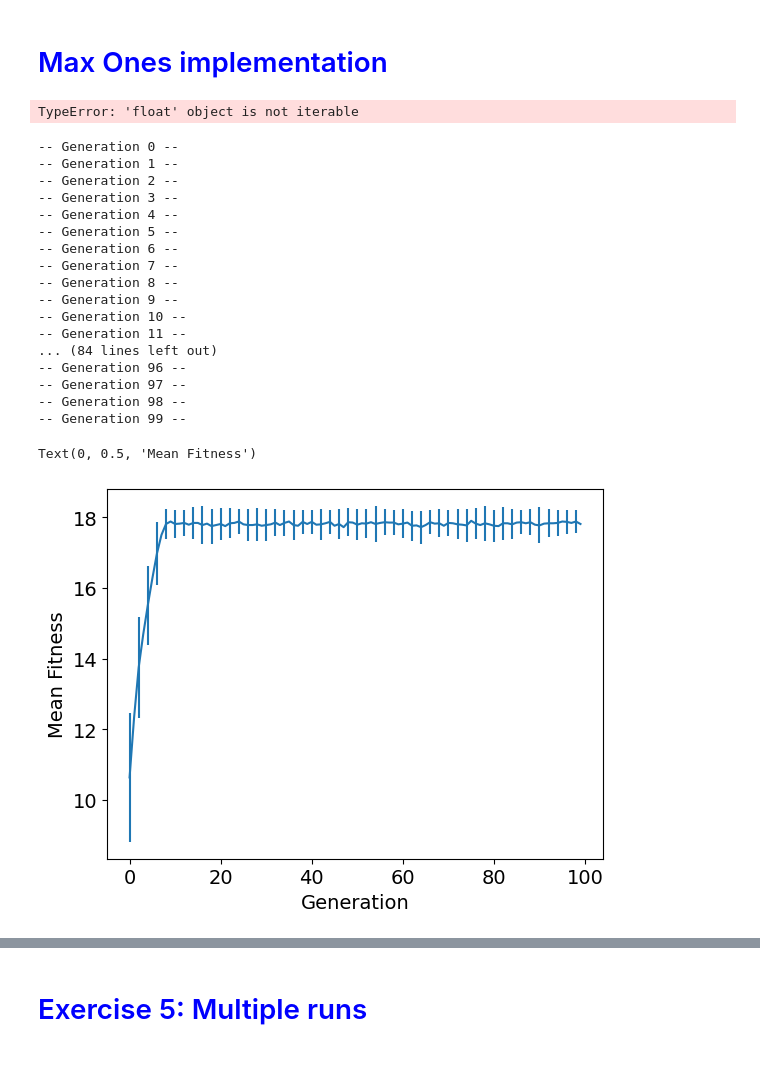
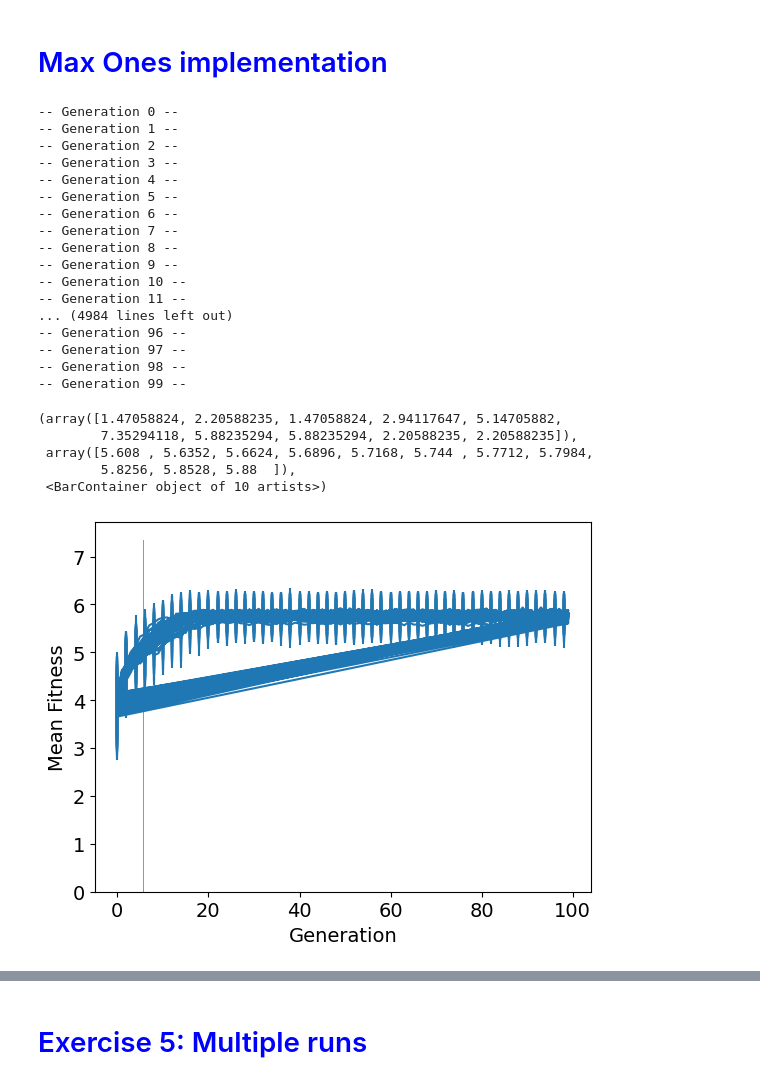
Before and after one commit to katie291100/evac-content, a Jupyter notebook: EVAC_Workshop1Q4_Workbook.ipynb, the cells around one changed output, grey strips where cells are left out. Saved outputs shown, nothing was run; the diff lists cells and outputs as text; code cells hidden in the pictures.

```diff
--- a/EVAC_Workshop1Q4_Workbook.ipynb
+++ b/EVAC_Workshop1Q4_Workbook.ipynb
@@ -130,39 +130,44 @@ stats.register("avg", numpy.mean)
 stats.register("std", numpy.std)
 stats.register("min", numpy.min)
 stats.register("max", numpy.max)
-# %%
-pop = toolbox.population(n=100)
-fitnesses = list(map(toolbox.evaluate, pop))
-for ind, fit in zip(pop, fitnesses):
-    ind.fitness.values = fit
-# %% [output]
-TypeError: 'float' object is not iterable
 # %%
 NGEN = 100
-for g in range(NGEN):
-    print("-- Generation %i --" % g)
+NRUNS = 50
 
-    offspring = toolbox.select(pop, len(pop))
-    offspring = list(map(toolbox.clone, offspring))
+avg = []
+for n in range(NRUNS):
+  pop = toolbox.population(n=100)
+  fitnesses = list(map(toolbox.evaluate, pop))
+  for ind, fit in zip(pop, fitnesses):
+      ind.fitness.values = fit
 
-    for child1, child2 in zip(offspring[::2], offspring[1::2]):
-        toolbox.mate(child1, child2)
-        del child1.fitness.values
-        del child2.fitness.values
+  for g in range(NGEN):
+      print("-- Generation %i --" % g)
 
-    for mutant in offspring:
-        toolbox.mutate(mutant)
-        del mutant.fitness.values
+      offspring = toolbox.select(pop, len(pop))
+      offspring = list(map(toolbox.clone, offspring))
 
-    invalid_ind = [ind for ind in offspring if not ind.fitness.valid]
-    fitnesses = map(toolbox.evaluate, invalid_ind)
-    for ind, fit in zip(invalid_ind, fitnesses):
-         ind.fitness.values = fit
+      for child1, child2 in zip(offspring[::2], offspring[1::2]):
+          toolbox.mate(child1, child2)
+          del child1.fitness.values
+          del child2.fitness.values
 
-    pop[:] = offspring
+      for mutant in offspring:
+          toolbox.mutate(mutant)
+          del mutant.fitness.values
 
-    record = stats.compile(pop)
-    logbook.record(gen=g, **record)
+      invalid_ind = [ind for ind in offspring if not ind.fitness.valid]
+      fitnesses = map(toolbox.evaluate, invalid_ind)
+      for ind, fit in zip(invalid_ind, fitnesses):
+          ind.fitness.values = fit
+
+      pop[:] = offspring
+
+      record = stats.compile(pop)
+      logbook.record(gen=g, **record)
+
+  print(record['avg'])
+  avg.append(record['avg'])
 # %% [output]
 -- Generation 0 --
 -- Generation 1 --
@@ -176,7 +181,7 @@ for g in range(NGEN):
 -- Generation 9 --
 -- Generation 10 --
 -- Generation 11 --
-... (84 lines left out)
+... (4984 lines left out)
 -- Generation 96 --
 -- Generation 97 --
 -- Generation 98 --
@@ -189,16 +194,21 @@ stds = logbook.select("std")
 # %%
 plt.rc('axes', labelsize=14)
 plt.rc('xtick', labelsize=14)
 plt.rc('ytick', labelsize=14)
 plt.rc('legend', fontsize=14)
 fig, ax1 = plt.subplots()
 #line1 = ax1.plot(gen, avgs)
 line1 = ax1.errorbar(gen, avgs, yerr=stds, errorevery=2)
 ax1.set_xlabel("Generation")
 ax1.set_ylabel("Mean Fitness")
+plt.hist(avg, density=True, bins=10)
 # %% [output]
-Text(0, 0.5, 'Mean Fitness')
+(array([1.47058824, 2.20588235, 1.47058824, 2.94117647, 5.14705882,
+        7.35294118, 5.88235294, 5.88235294, 2.20588235, 2.20588235]),
+ array([5.608 , 5.6352, 5.6624, 5.6896, 5.7168, 5.744 , 5.7712, 5.7984,
+        5.8256, 5.8528, 5.88  ]),
+ <BarContainer object of 10 artists>)
-[figure, old version]
+[figure, new version]
 # %%
 print(logbook)
 # %% [output]
```
Also changed, not shown: parts of 1 cell of this notebook.
